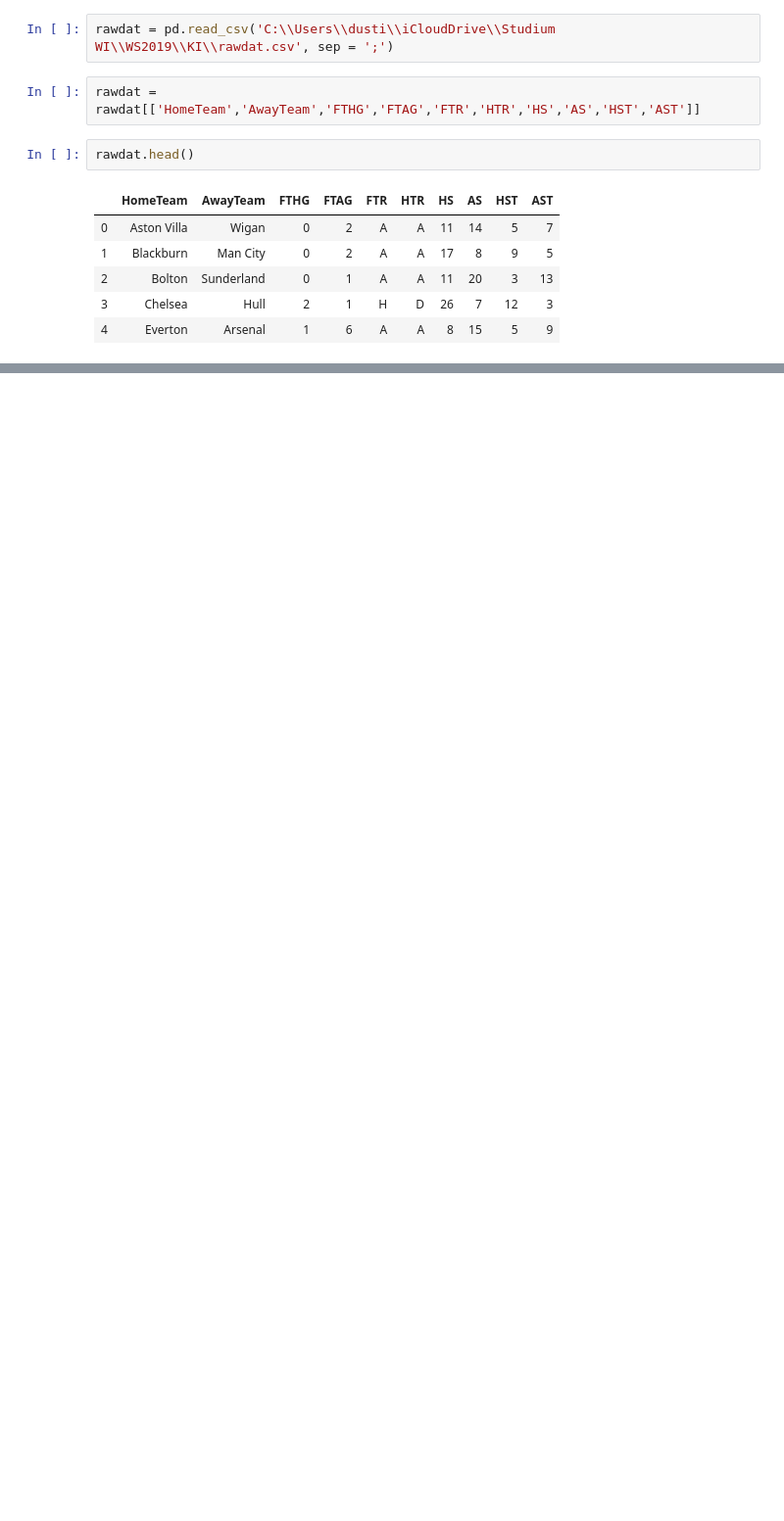
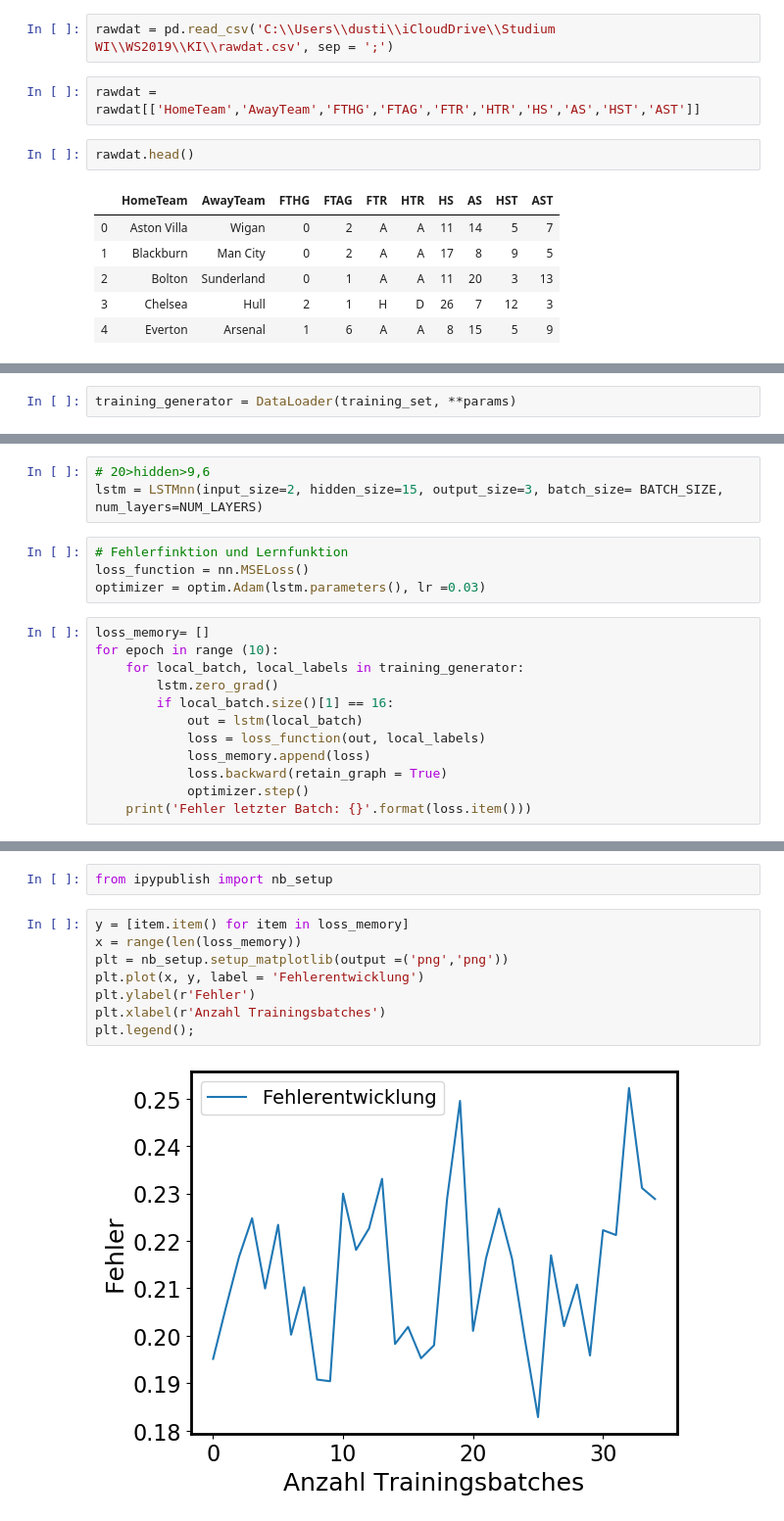
Before and after one commit to FabianMoeller/KI_Sportanalytics, a Jupyter notebook: LSTM.ipynb, the cells around one changed output, grey strips where cells are left out. Shown: that part at 98% size. Cells and saved outputs as stored; diff of their text form; blank space fills up the shorter version.

Commit message:
LSTM Trainingdata

```diff
--- a/LSTM.ipynb
+++ b/LSTM.ipynb
@@ -71,0 +233,2 @@ rawdat.head()
+# %%
+training_generator = DataLoader(training_set, **params)
@@ -71,0 +278,19 @@ rawdat.head()
+# %%
+# 20>hidden>9,6
+lstm = LSTMnn(input_size=2, hidden_size=15, output_size=3, batch_size= BATCH_SIZE, num_layers=NUM_LAYERS)
+# %%
+# Fehlerfinktion und Lernfunktion
+loss_function = nn.MSELoss()
+optimizer = optim.Adam(lstm.parameters(), lr =0.03)
+# %%
+loss_memory= []
+for epoch in range (10):
+    for local_batch, local_labels in training_generator:
+        lstm.zero_grad()
+        if local_batch.size()[1] == 16:
+            out = lstm(local_batch)
+            loss = loss_function(out, local_labels)
+            loss_memory.append(loss)
+            loss.backward(retain_graph = True)
+            optimizer.step()
+    print('Fehler letzter Batch: {}'.format(loss.item()))
@@ -71,0 +327,12 @@ rawdat.head()
+# %%
+from ipypublish import nb_setup
+# %%
+y = [item.item() for item in loss_memory]
+x = range(len(loss_memory))
+plt = nb_setup.setup_matplotlib(output =('png','png'))
+plt.plot(x, y, label = 'Fehlerentwicklung')
+plt.ylabel(r'Fehler')
+plt.xlabel(r'Anzahl Trainingsbatches')
+plt.legend();
+# %% [output]
+[figure, added]
```
Also changed, not shown: parts of 44 cells of this notebook.
